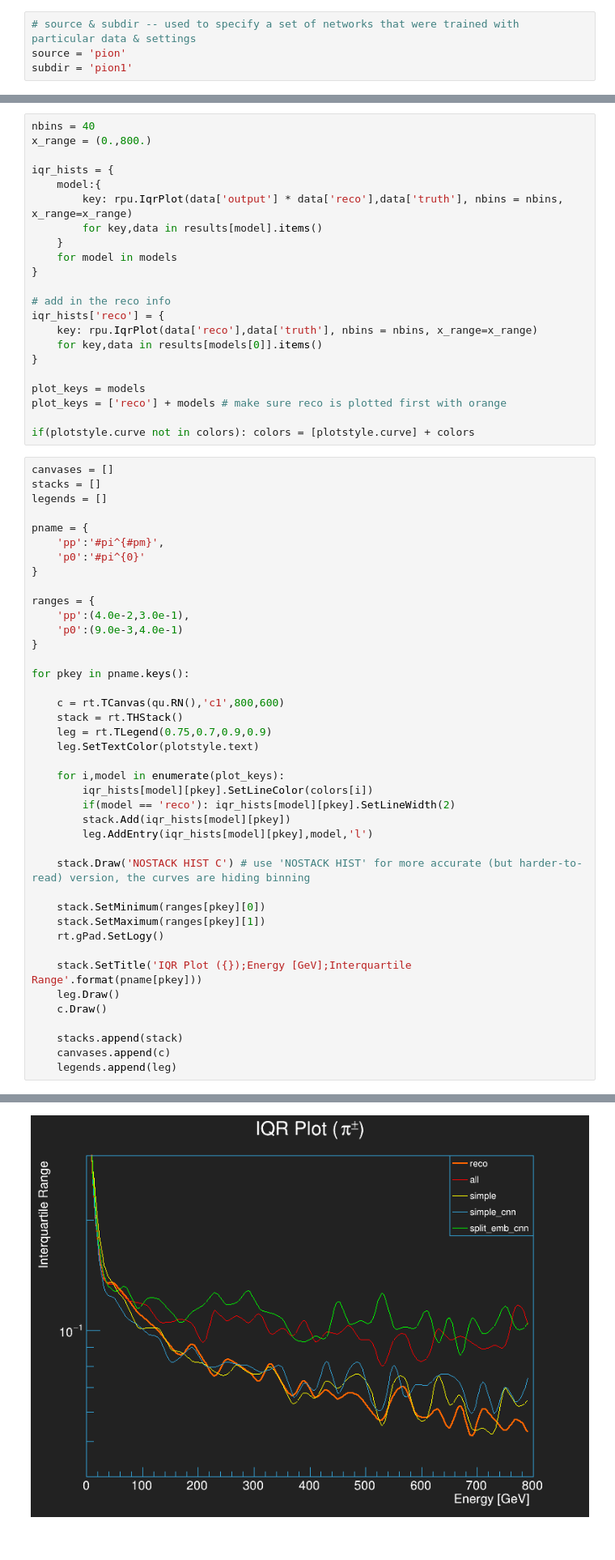
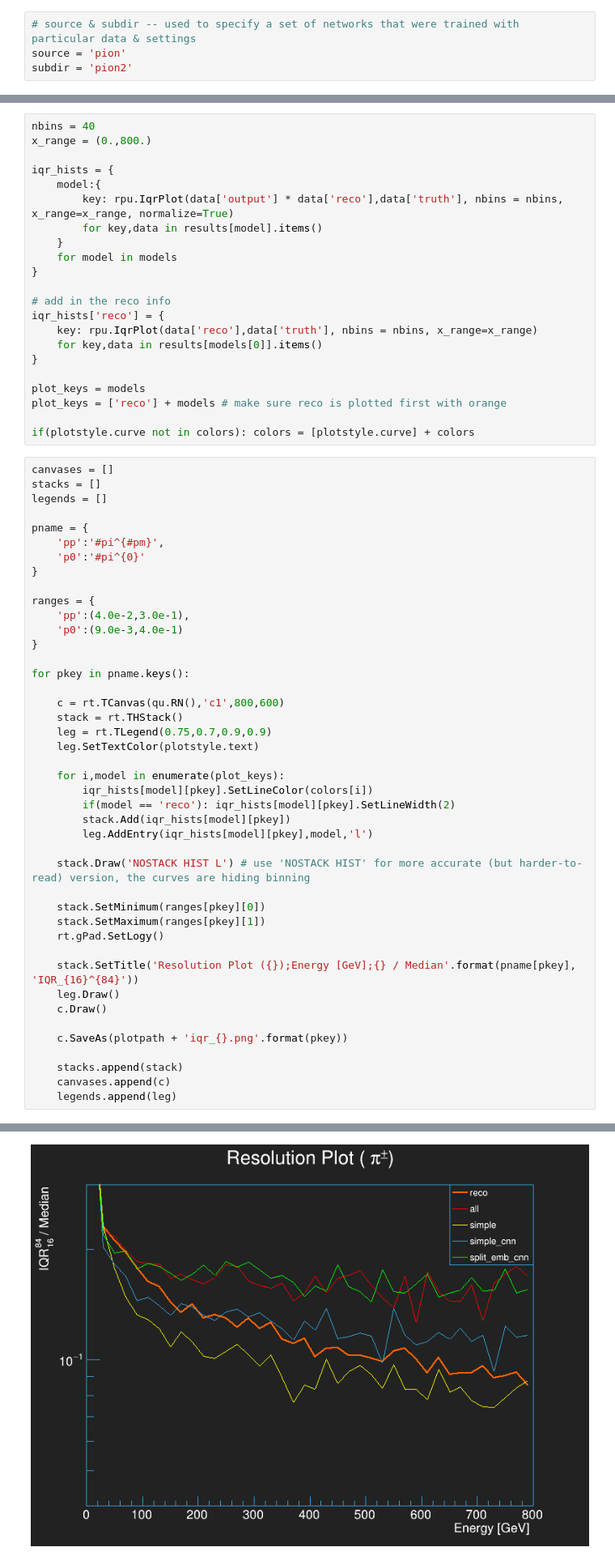
Before and after one commit to atlas-calo-ml/caloml-atlas, a Jupyter notebook: regression2/IQRComparison.ipynb, the cells around one changed output, grey strips where cells are left out. Shown at 81% size. Saved outputs shown, nothing was run; the diff lists cells and outputs as text.

```diff
--- a/regression2/IQRComparison.ipynb
+++ b/regression2/IQRComparison.ipynb
@@ -5,7 +5,7 @@ This notebook makes plots of energy resolution (defined by the interquartile ran
 # %%
 # source & subdir -- used to specify a set of networks that were trained with particular data & settings
 source = 'pion'
-subdir = 'pion1'
+subdir = 'pion2'
 # %% [markdown]
 #### 1) Initial setup
 # %%
@@ -87,7 +87,7 @@ x_range = (0.,800.)
 
 iqr_hists = {
     model:{
-        key: rpu.IqrPlot(data['output'] * data['reco'],data['truth'], nbins = nbins, x_range=x_range)
+        key: rpu.IqrPlot(data['output'] * data['reco'],data['truth'], nbins = nbins, x_range=x_range, normalize=True)
         for key,data in results[model].items()
     }
     for model in models
@@ -131,15 +131,17 @@ for pkey in pname.keys():
         stack.Add(iqr_hists[model][pkey])
         leg.AddEntry(iqr_hists[model][pkey],model,'l')
 
-    stack.Draw('NOSTACK HIST C') # use 'NOSTACK HIST' for more accurate (but harder-to-read) version, the curves are hiding binning
+    stack.Draw('NOSTACK HIST L') # use 'NOSTACK HIST' for more accurate (but harder-to-read) version, the curves are hiding binning
 
     stack.SetMinimum(ranges[pkey][0])
     stack.SetMaximum(ranges[pkey][1])
     rt.gPad.SetLogy()
 
-    stack.SetTitle('IQR Plot ({});Energy [GeV];Interquartile Range'.format(pname[pkey]))
+    stack.SetTitle('Resolution Plot ({});Energy [GeV];{} / Median'.format(pname[pkey], 'IQR_{16}^{84}'))
     leg.Draw()
     c.Draw()
+
+    c.SaveAs(plotpath + 'iqr_{}.png'.format(pkey))
 
     stacks.append(stack)
     canvases.append(c)
@@ -148 +152 @@ for pkey in pname.keys():
-[figure, old version]
+[figure, new version]
```
Also changed, not shown: parts of 5 cells of this notebook, 4 other files.
